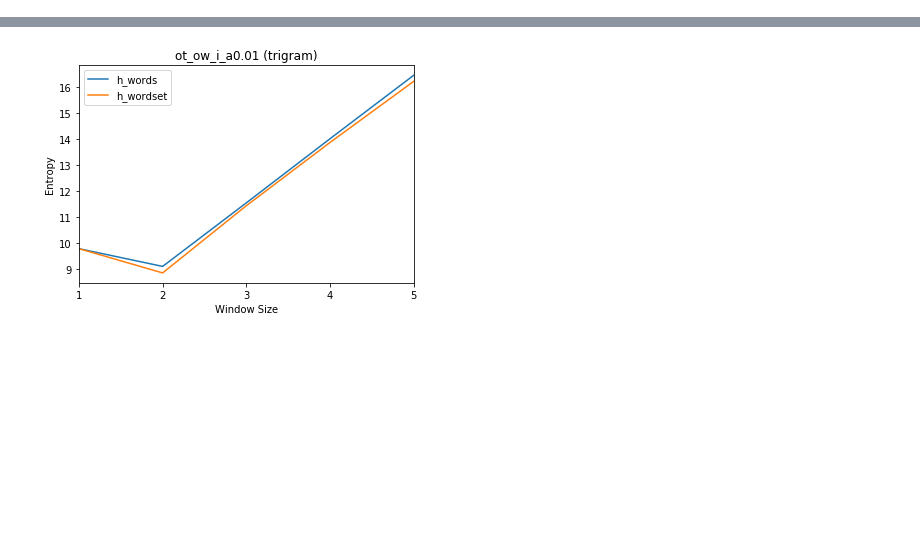
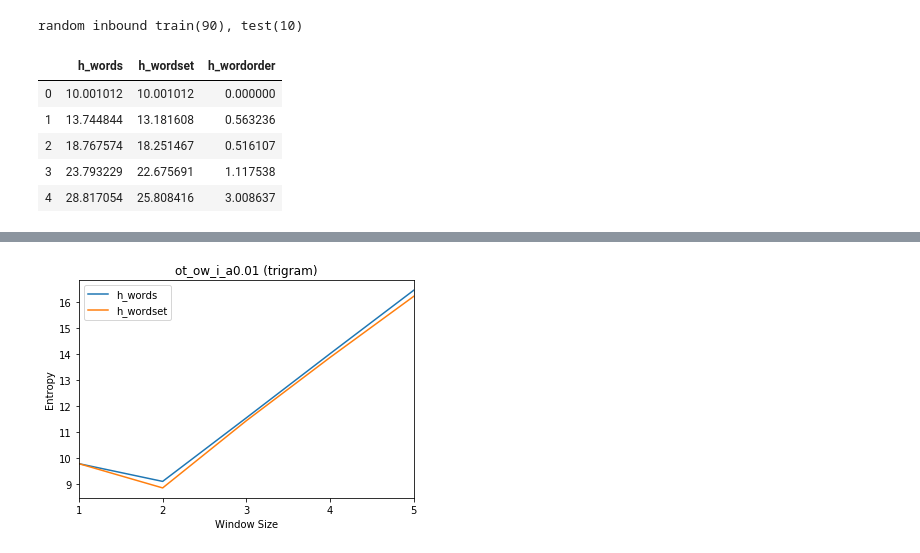
Before and after one commit to savoy1211/lsci199, a Jupyter notebook: lsci199/plot_3grams.ipynb, the cells around one changed output, grey strips where cells are left out. Saved outputs shown, nothing was run; the diff lists cells and outputs as text; code cells hidden in the pictures; blank space fills up the shorter version.

```diff
--- a/lsci199/plot_3grams.ipynb
+++ b/lsci199/plot_3grams.ipynb
@@ -30,0 +47,13 @@ file={
+# %%
+df = pd.read_csv(file["ri_a0.1_train(90)_test(10)"][0], index_col=0, parse_dates=True)
+print('random inbound train(90), test(10)')
+df['h_wordorder'] = df['h_words'] - df['h_wordset']
+df
+# %% [output]
+random inbound train(90), test(10)
+|  | h_words | h_wordset | h_wordorder |
+| 0 | 10.001012 | 10.001012 | 0.000000 |
+| 1 | 13.744844 | 13.181608 | 0.563236 |
+| 2 | 18.767574 | 18.251467 | 0.516107 |
+| 3 | 23.793229 | 22.675691 | 1.117538 |
+| 4 | 28.817054 | 25.808416 | 3.008637 |
```
Also changed, not shown: parts of 15 cells of this notebook, 4 other files.
